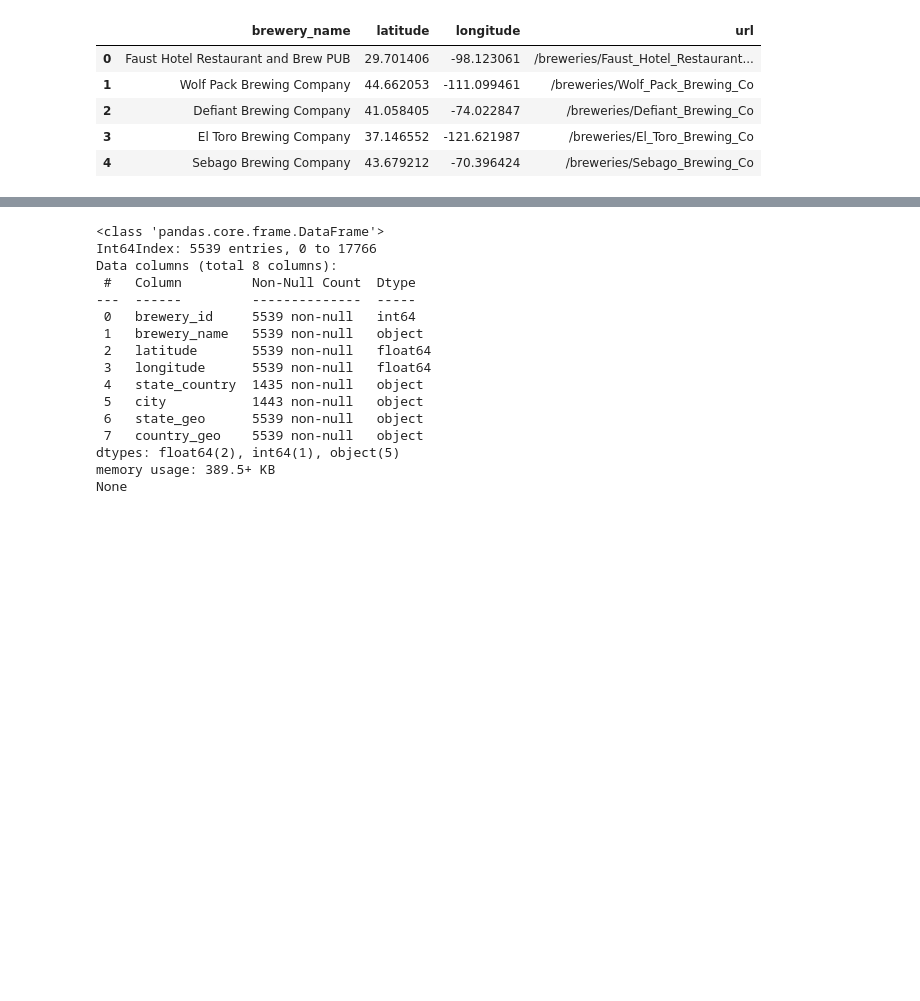
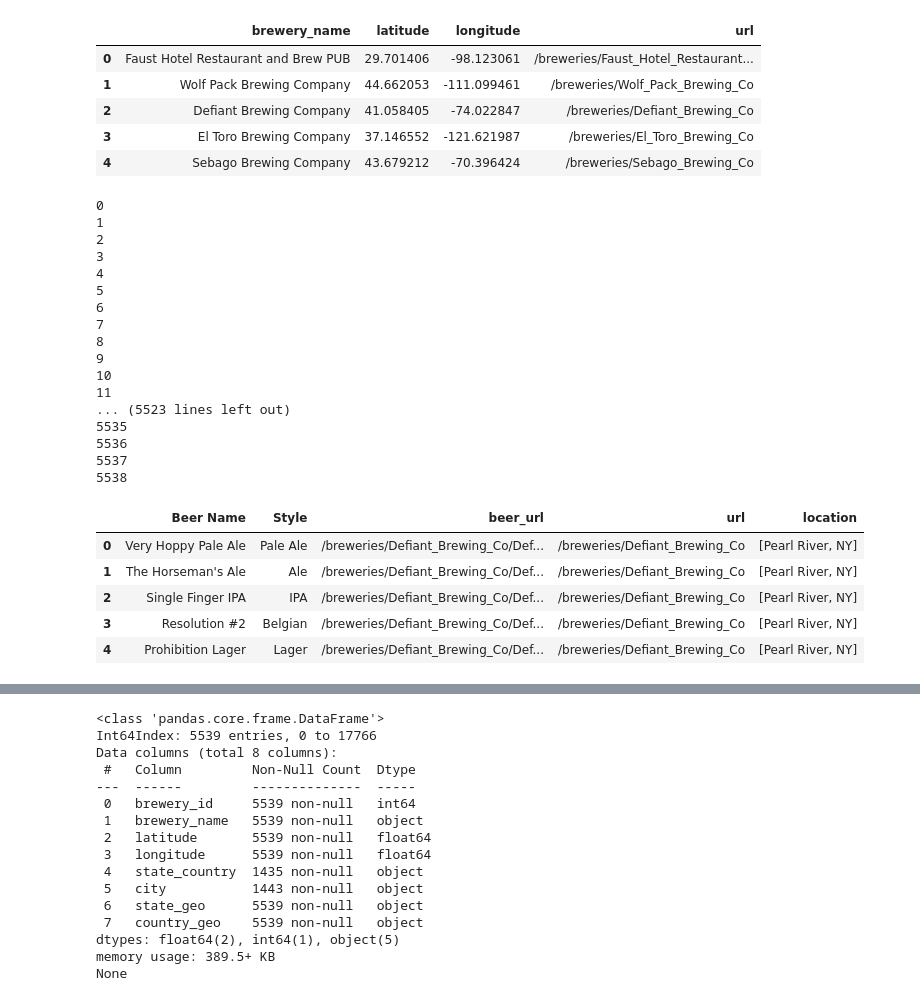
Before and after one commit to adpleach/breweries, a Jupyter notebook: brewbound.ipynb, the cells around one changed output, grey strips where cells are left out. Cells and saved outputs as stored; diff of their text form; code cells hidden in the pictures; blank space fills up the shorter version.

Commit message:
add fix for beer style parsing + add TODO read me

```diff
--- a/brewbound.ipynb
+++ b/brewbound.ipynb
@@ -41,7 +41,7 @@ beers = []
 
 # iterate through all rows of df
 for i in range(len(df['url'])):
-# for i in range(10): # used for testing
+# for i in range(12): # used for testing
     # get url
     url = df['url'].iloc[[i]].to_string(header=False, index=False)
     # print(i) # use if desired to monitor progress
@@ -78,35 +78,72 @@ for i in range(len(df['url'])):
         continue
 
     # get contents of beer table
     data = []
 
     try:
         rows = results.find_all('tr')
         for row in rows:
             # get beer name, style and url
             cols = row.find_all('td')
             cols = [ele.text.strip() for ele in cols]
-            cols = [ele for ele in cols if ele] # Get rid of empty values
-            cols = [ele for ele in cols if ele != "No records to display."] # Get rid of extra values
+            clean_cols = []
+            # Get rid of extra values but keep empty style
+            for i in range(len(cols)):
+                if i == 0 and cols[i] == "":
+                    continue
+                elif cols[i] == "":
+                    if cols[i-1] != "":
+                        clean_cols.append(cols[i])
+                    else:
+                        continue
+                else:
+                    clean_cols.append(cols[i])
+            # Remove empty strings
+            cols = [ele for ele in clean_cols if ele != "No records to display."]
             urls = row.find_all('a', href=True)
             urls = [url['href'] for url in urls]
             all_cols = cols + urls
             data.append(all_cols)
 
         # add url and address to data - remove empty lists
         table = list(filter(None, data))
         table = [x.append(url) or x for x in table]
         table = [x.append(addr) or x for x in table]
         beers= beers + table
+
     except AttributeError:
         continue
 
 # convert list of lists to df
 df_beers = pd.DataFrame(beers, columns = result_headers)
 df_beers = df_beers.drop(columns = 'beer_url2')
 df_beers.head()
 # save as csv
 # df_beers.to_csv('beers_2022.csv')
+# %% [output]
+0
+1
+2
+3
+4
+5
+6
+7
+8
+9
+10
+11
+... (5523 lines left out)
+5535
+5536
+5537
+5538
+|  | Beer Name | Style | beer_url | url | location |
+| 0 | Very Hoppy Pale Ale | Pale Ale | /breweries/Defiant_Brewing_Co/Def... | /breweries/Defiant_Brewing_Co | [Pearl River, NY] |
+| 1 | The Horseman's Ale | Ale | /breweries/Defiant_Brewing_Co/Def... | /breweries/Defiant_Brewing_Co | [Pearl River, NY] |
+| 2 | Single Finger IPA | IPA | /breweries/Defiant_Brewing_Co/Def... | /breweries/Defiant_Brewing_Co | [Pearl River, NY] |
+| 3 | Resolution #2 | Belgian | /breweries/Defiant_Brewing_Co/Def... | /breweries/Defiant_Brewing_Co | [Pearl River, NY] |
+| 4 | Prohibition Lager | Lager | /breweries/Defiant_Brewing_Co/Def... | /breweries/Defiant_Brewing_Co | [Pearl River, NY] |
 # %%
 # use beer url to get more beer info
 
```
Also changed, not shown: parts of 3 cells of this notebook, 1 other file.
